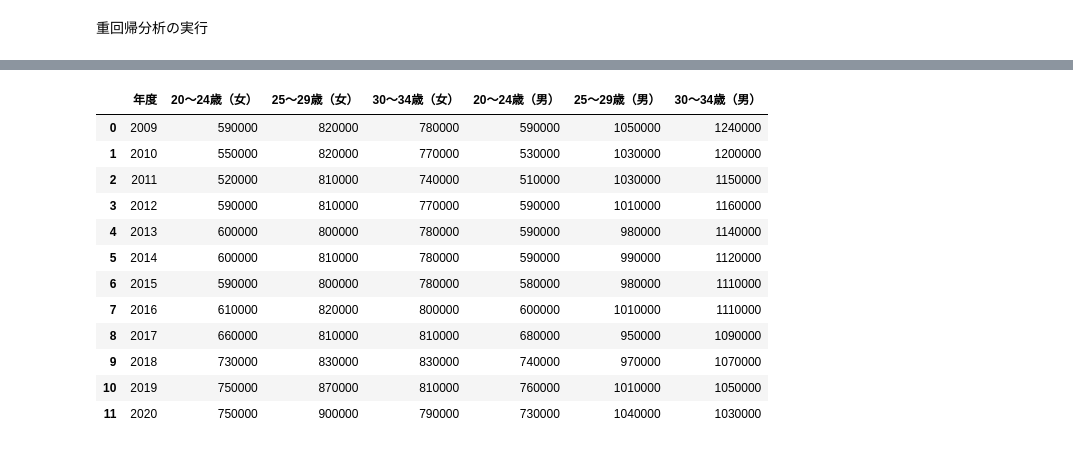
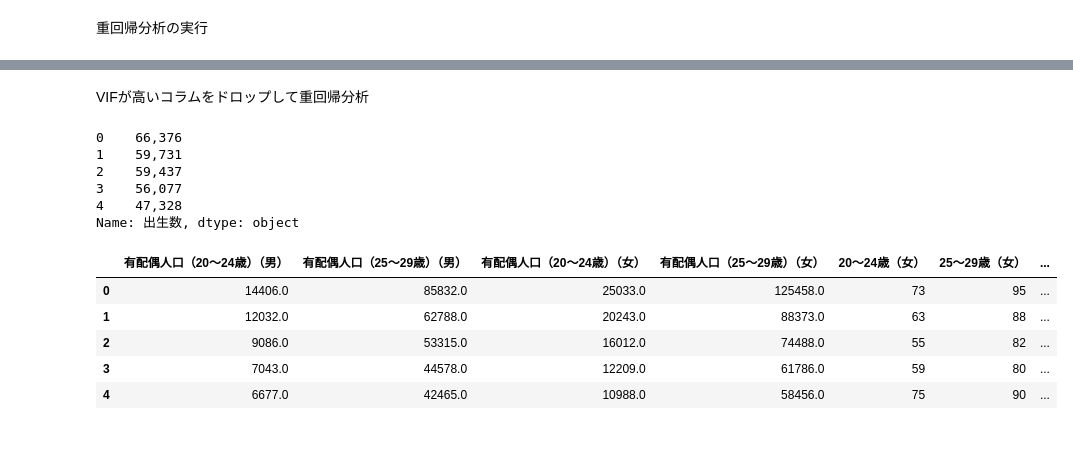
Before and after one commit to minion0101/DataScience_FEA, a Jupyter notebook: BirthRate.ipynb, the cells around one changed output, grey strips where cells are left out. Cells and saved outputs as stored; diff of their text form; code cells hidden in the pictures.

```diff
--- a/BirthRate.ipynb
+++ b/BirthRate.ipynb
@@ -187,0 +228,6 @@ BirthRate_df = BirthRate_df['出生数']
+# %%
+def convert_to_float(value):
+    try:
+        return float(value.replace(',', ''))
+    except:
+        return value
@@ -188,20 +274,56 @@ BirthRate_df = BirthRate_df['出生数']
+# %% [markdown]
+VIFが高いコラムをドロップして重回帰分析
+# %%
+# 就業率（説明変数）
+target_age = ['20～24歳', '25～29歳']
+
+
+EmploymentRate_woman_df = Employment_woman_df[Employment_woman_df['年度'].isin(target_year['年度'])]
+EmploymentRate_woman_df = EmploymentRate_woman_df[target_age]
+EmploymentRate_woman_df.columns = ['20～24歳（女）', '25～29歳（女）']
+EmploymentRate_woman_df.reset_index(drop=True, inplace=True)
+
+EmploymentRate_man_df = Employment_man_df[Employment_man_df['年度'].isin(target_year['年度'])]
+EmploymentRate_man_df = EmploymentRate_man_df[target_age]
+EmploymentRate_man_df.columns = ['20～24歳（男）', '25～29歳（男）']
+EmploymentRate_man_df.reset_index(drop=True, inplace=True)
+
+# 有配偶率
+target_woman = ['有配偶人口（' + item + '）（女）' for item in target_age]
+MaritalStatus_woman_df = MaritalStatus_df[MaritalStatus_df['年度'].isin(target_year['年度'])]
+MaritalStatus_woman_df = MaritalStatus_woman_df[target_woman]
+MaritalStatus_woman_df.reset_index(drop=True, inplace=True)
+
+target_man = ['有配偶人口（' + item + '）（男）' for item in target_age]
+MaritalStatus_man_df = MaritalStatus_df[MaritalStatus_df['年度'].isin(target_year['年度'])]
+MaritalStatus_man_df = MaritalStatus_man_df[target_man]
+MaritalStatus_man_df.reset_index(drop=True, inplace=True)
+
+# 出生数（目的変数）
+BirthRate_df = Population_df[Population_df['年度'].isin(target_year['年度'])]
+BirthRate_df = BirthRate_df['出生数']
+BirthRate_df.reset_index(drop=True, inplace=True)
+
+BirthRate_df
+# %% [output]
+0    66,376
+1    59,731
+2    59,437
+3    56,077
+4    47,328
+Name: 出生数, dtype: object
 # %%
-x = pd.concat([year_df, EmploymentRate_woman_df, EmploymentRate_man_df], axis=1)
-y = BirthRate_df
+x = pd.concat([MaritalStatus_man_df, MaritalStatus_woman_df, EmploymentRate_woman_df, EmploymentRate_man_df], axis=1)
+
+x = x.applymap(convert_to_float)
+y = BirthRate_df.str.replace(',', '').astype(float)
 x
 # %% [output]
-|  | 年度 | 20～24歳（女） | 25～29歳（女） | 30～34歳（女） | 20～24歳（男） | 25～29歳（男） | 30～34歳（男） |
-| 0 | 2009 | 590000 | 820000 | 780000 | 590000 | 1050000 | 1240000 |
-| 1 | 2010 | 550000 | 820000 | 770000 | 530000 | 1030000 | 1200000 |
-| 2 | 2011 | 520000 | 810000 | 740000 | 510000 | 1030000 | 1150000 |
-| 3 | 2012 | 590000 | 810000 | 770000 | 590000 | 1010000 | 1160000 |
-| 4 | 2013 | 600000 | 800000 | 780000 | 590000 | 980000 | 1140000 |
-| 5 | 2014 | 600000 | 810000 | 780000 | 590000 | 990000 | 1120000 |
-| 6 | 2015 | 590000 | 800000 | 780000 | 580000 | 980000 | 1110000 |
-| 7 | 2016 | 610000 | 820000 | 800000 | 600000 | 1010000 | 1110000 |
-| 8 | 2017 | 660000 | 810000 | 810000 | 680000 | 950000 | 1090000 |
-| 9 | 2018 | 730000 | 830000 | 830000 | 740000 | 970000 | 1070000 |
-| 10 | 2019 | 750000 | 870000 | 810000 | 760000 | 1010000 | 1050000 |
-| 11 | 2020 | 750000 | 900000 | 790000 | 730000 | 1040000 | 1030000 |
+|  | 有配偶人口（20～24歳）（男） | 有配偶人口（25～29歳）（男） | 有配偶人口（20～24歳）（女） | 有配偶人口（25～29歳）（女） | 20～24歳（女） | 25～29歳（女） | ... |
+| 0 | 14406.0 | 85832.0 | 25033.0 | 125458.0 | 73 | 95 | ... |
+| 1 | 12032.0 | 62788.0 | 20243.0 | 88373.0 | 63 | 88 | ... |
+| 2 | 9086.0 | 53315.0 | 16012.0 | 74488.0 | 55 | 82 | ... |
+| 3 | 7043.0 | 44578.0 | 12209.0 | 61786.0 | 59 | 80 | ... |
+| 4 | 6677.0 | 42465.0 | 10988.0 | 58456.0 | 75 | 90 | ... |
 # %%
 # 重回帰分析を実施、独立変数間の分散拡大要因を確認後、分析結果を出力
```
Also changed, not shown: parts of 14 cells of this notebook, 4 other files.
